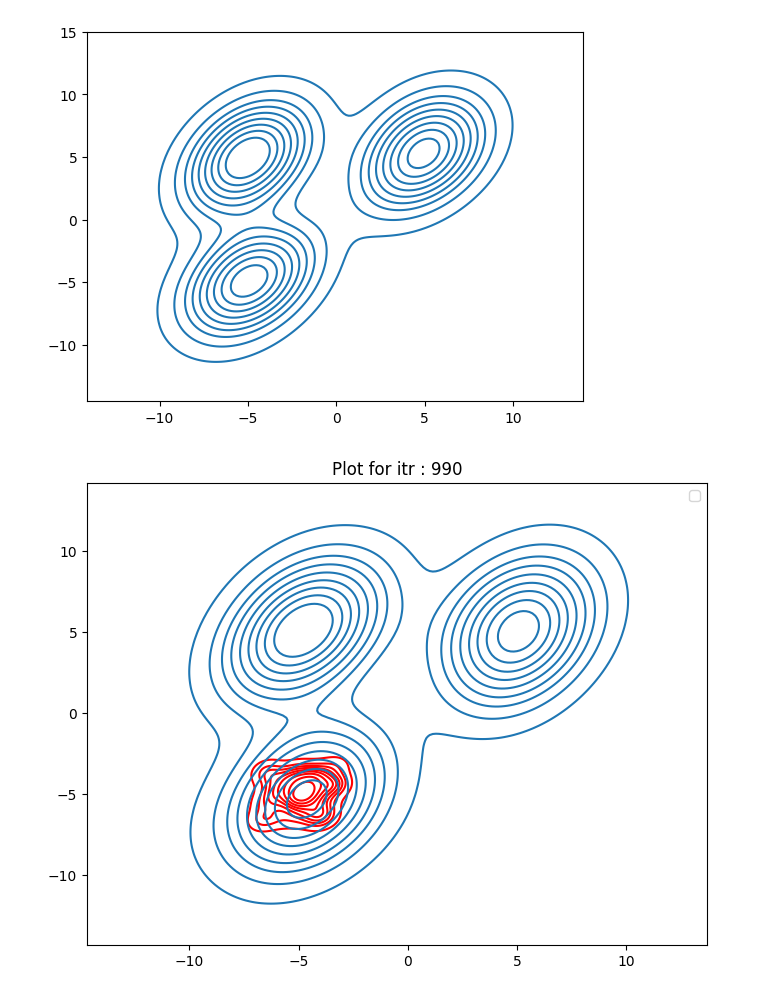
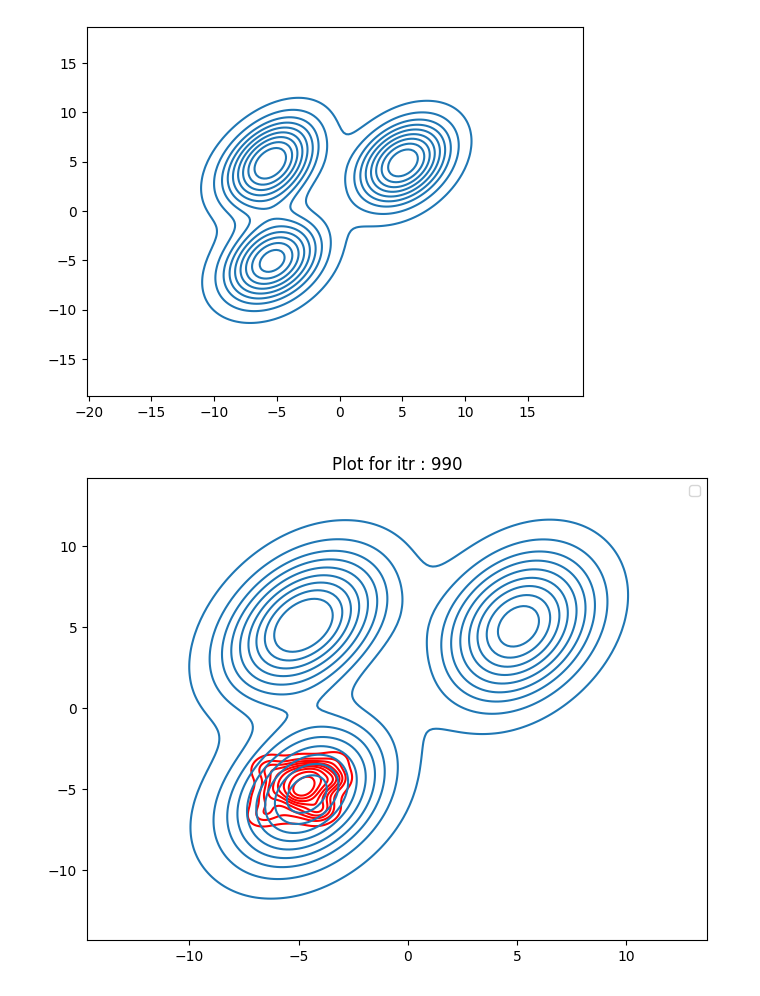
Before and after one commit to Jha-Pranav/Vision, a Jupyter notebook: GANs/gan_in_2d.ipynb, the cells around one changed output. Drawn from its saved outputs; the diff is of its cells as text; code cells hidden in the pictures.

```diff
--- a/GANs/gan_in_2d.ipynb
+++ b/GANs/gan_in_2d.ipynb
@@ -21,9 +23,9 @@ def real(batchsz):
 # %%
 xy = real(64).numpy()
 cmap = sns.cubehelix_palette(light=1,as_cmap=True)
-sns.kdeplot(x=xy[:,0],y=xy[:,1]);
+sns.kdeplot(x=xy[:,0],y=xy[:,1],cut=5);
 # %% [output]
-[figure, old version]
+[figure, new version]
 # %%
 class Generator(nn.Module):
     def __init__(self):
```
Also changed, not shown: parts of 1 cell of this notebook, 5 other files.
